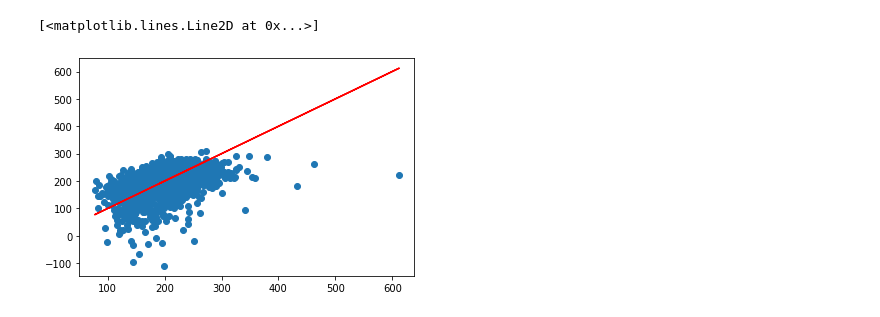
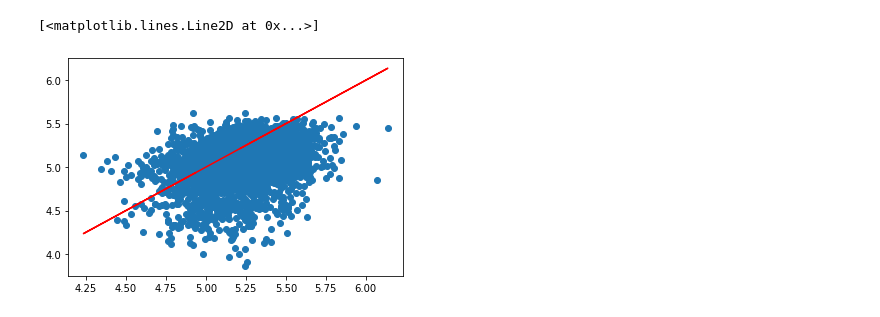
Before and after one commit to mathisme/ThinkfulDSFinalCapstone, a Jupyter notebook: notebooks/NeuralNetworks.ipynb, the cells around one changed output. Cells and saved outputs as stored; diff of their text form; code cells hidden in the pictures.

Commit message:
redid nueral networks

```diff
--- a/notebooks/NeuralNetworks.ipynb
+++ b/notebooks/NeuralNetworks.ipynb
@@ -115,2 +34,0 @@ Pipeline(steps=[('preprocessor',
-# %%
-y_preds = pipeline.predict(X_train)
@@ -122,0 +35,15 @@ y_preds = pipeline.predict(X_train)
+# %%
+df_missing = pd.read_csv('../Data/df_transformed.csv')
+df_missing.drop('Unnamed: 0',axis=1,inplace=True)
+df_imputed = pd.read_csv('../Data/dfi_transformed.csv')
+df_imputed.drop('Unnamed: 0',axis=1,inplace=True)
+# %%
+Models = {}
+model_numbers = []
+models_file = Path("../Data/nnmodels.csv")
+if models_file.is_file():
+    models = pd.read_csv(models_file)
+    models.drop('Unnamed: 0',axis=1,inplace=True)
+    model_numbers = list(models.number)
+    for key in models.columns:
+        Models[key] = list(models[key])
@@ -123,6 +293,8 @@ y_preds = pipeline.predict(X_train)
+# %%
+network, X_train, X_test, y_train, y_train_preds,y_test,y_preds = model(61345, return_model=True, return_xy=True)
 # %%
-plt.scatter(y_train, y_preds)
+plt.scatter(y_train, y_train_preds)
 plt.plot(y_train, y_train, color="red")
 # %% [output]
 [<matplotlib.lines.Line2D at 0x...>]
-[figure, old version]
+[figure, new version]
```
Also changed, not shown: parts of 15 cells of this notebook.
